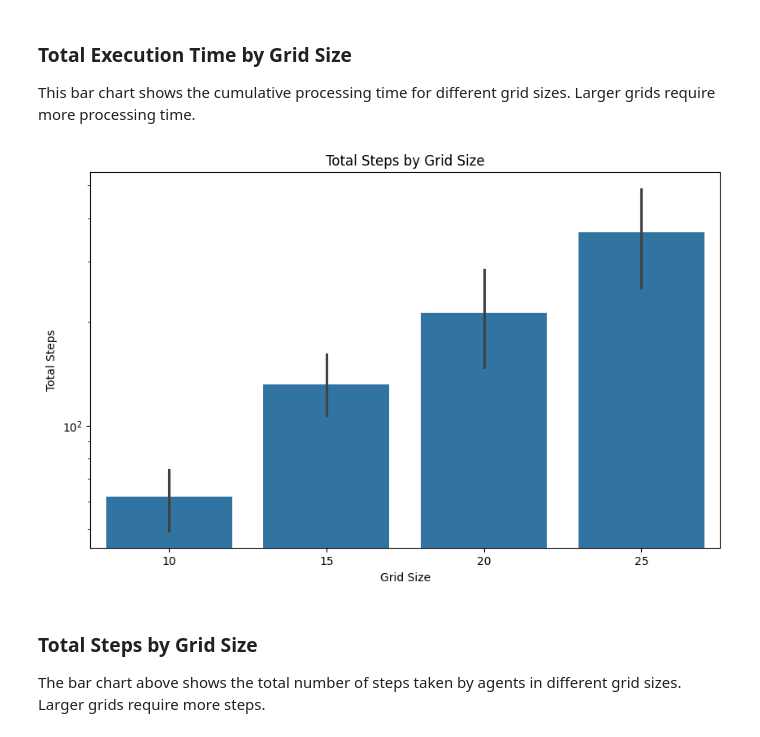
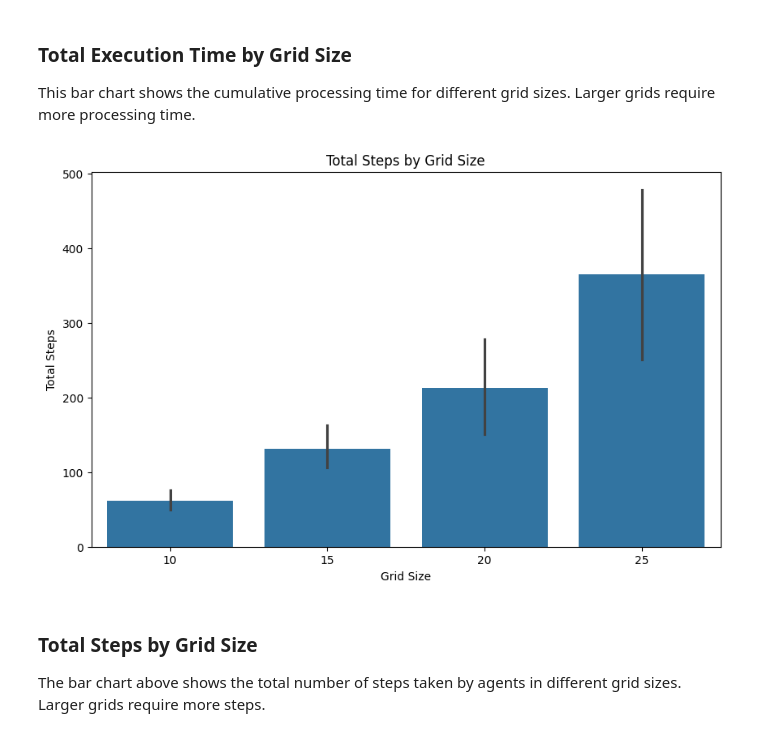
Before and after one commit to lapeyrade/WumpusWorld, a Jupyter notebook: data/data_analysis.ipynb, the cells around one changed output. Cells and saved outputs as stored; diff of their text form; code cells hidden in the pictures.

```diff
--- a/data/data_analysis.ipynb
+++ b/data/data_analysis.ipynb
@@ -325,14 +325,13 @@ This bar chart shows the cumulative processing time for different grid sizes. La
 # %%
 plt.figure(figsize=(10, 6))
 sns.barplot(x="grid_size", y="steps", data=df)
 plt.title("Total Steps by Grid Size")
-plt.yscale("log")
 plt.xlabel("Grid Size")
 plt.ylabel("Total Steps")
 plt.savefig('./figures/grid_size_steps.pdf')
 plt.show()
 # %% [output]
-[figure, old version]
+[figure, new version]
 # %% [markdown]
 ### Total Steps by Grid Size
 The bar chart above shows the total number of steps taken by agents in different grid sizes. Larger grids require more steps.
```
Also changed, not shown: 1 other file.
